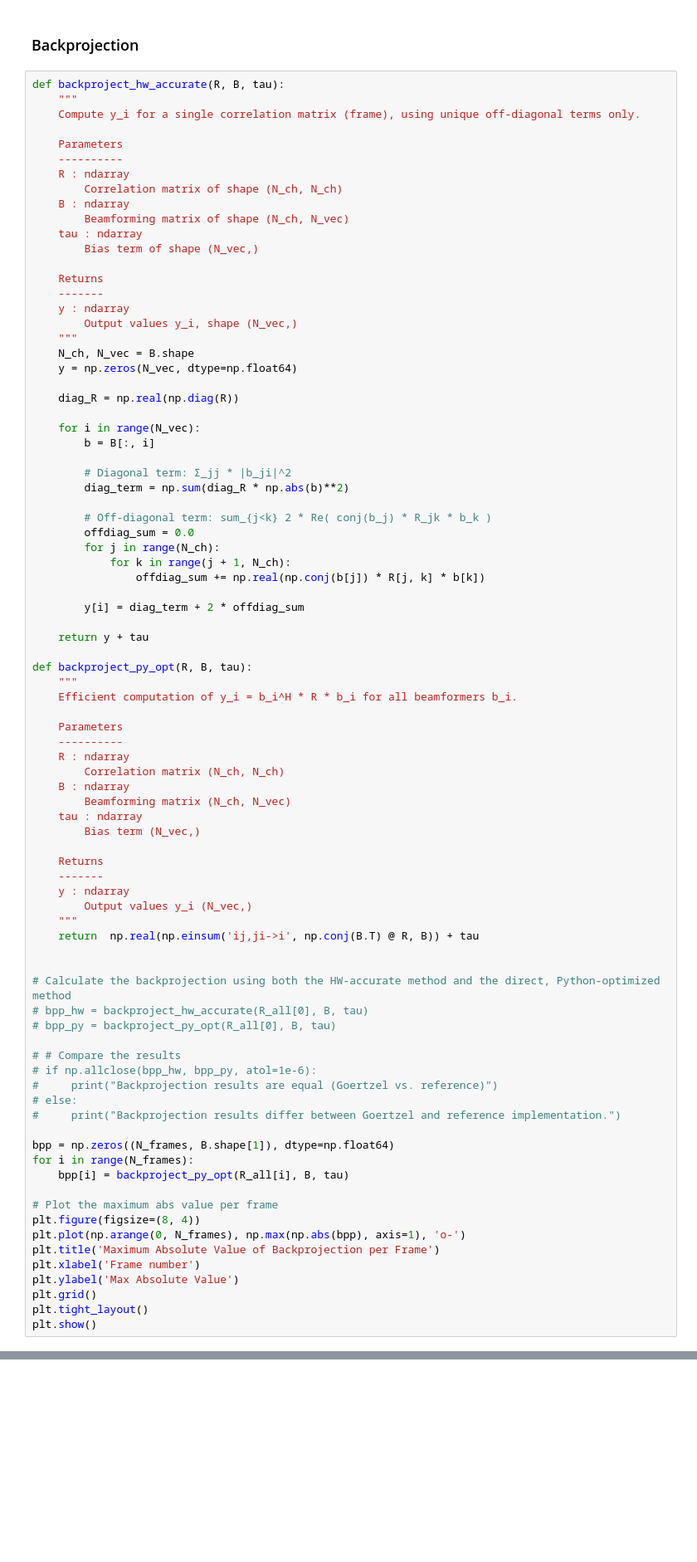
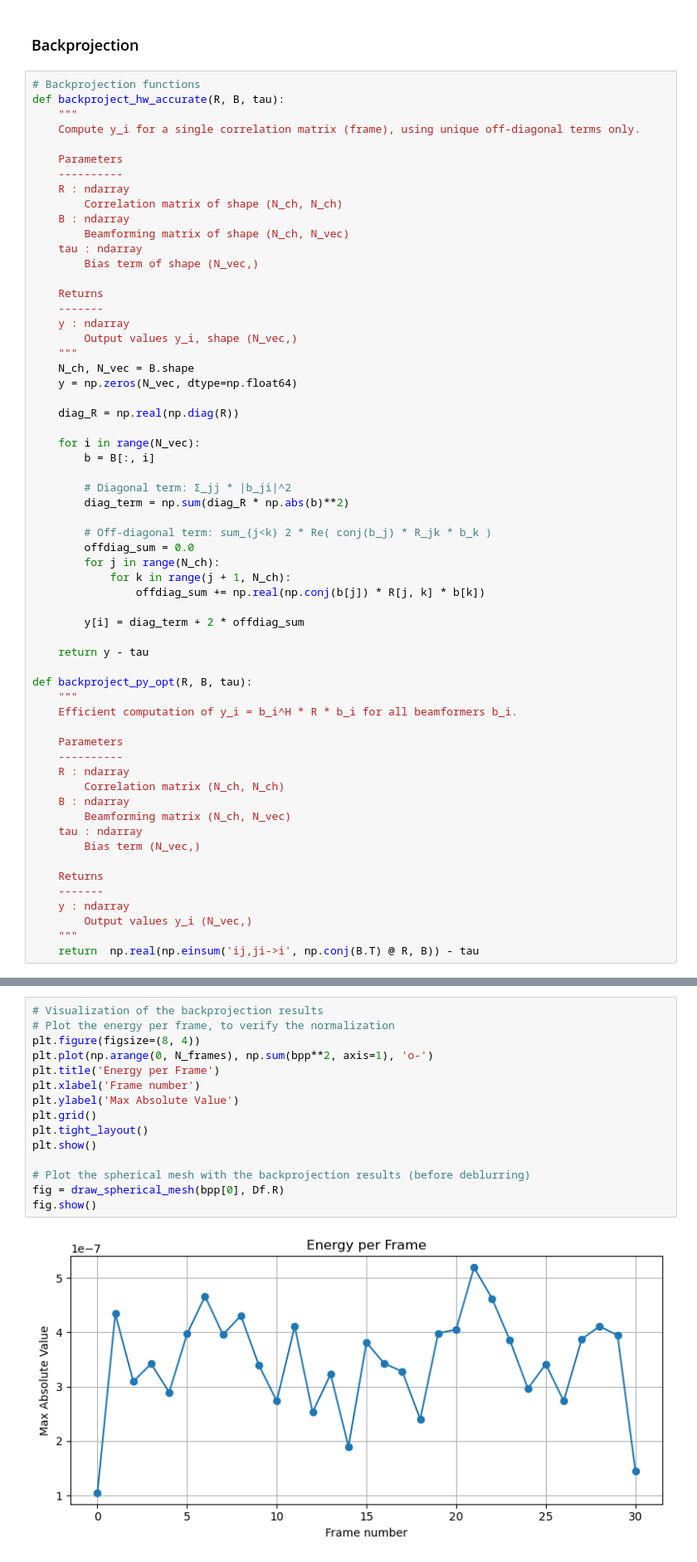
Before and after one commit to bramhut/DeepWaveAccel, a Jupyter notebook: Simulation/Sim.ipynb, the cells around one changed output, grey strips where cells are left out. Shown at 83% size. Drawn from its saved outputs; the diff is of its cells as text; blank space fills up the shorter version.

Commit message:
Added normalization and cleaned up

```diff
--- a/Simulation/Sim.ipynb
+++ b/Simulation/Sim.ipynb
@@ -186,6 +232,7 @@ Cross-correlation matrices are equal after normalization (DeepWaveAccel vs. refe
 # %% [markdown]
 ### Backprojection
 # %%
+# Backprojection functions
 def backproject_hw_accurate(R, B, tau):
     """
     Compute y_i for a single correlation matrix (frame), using unique off-diagonal terms only.
@@ -223,7 +270,7 @@ def backproject_hw_accurate(R, B, tau):
 
         y[i] = diag_term + 2 * offdiag_sum
 
-    return y + tau
+    return y - tau
 
 def backproject_py_opt(R, B, tau):
     """
@@ -243,29 +290,4 @@ def backproject_py_opt(R, B, tau):
     y : ndarray
         Output values y_i (N_vec,)
     """
-    return  np.real(np.einsum('ij,ji->i', np.conj(B.T) @ R, B)) + tau
-
-
-# Calculate the backprojection using both the HW-accurate method and the direct, Python-optimized method
-# bpp_hw = backproject_hw_accurate(R_all[0], B, tau)
-# bpp_py = backproject_py_opt(R_all[0], B, tau)
-
-# # Compare the results
-# if np.allclose(bpp_hw, bpp_py, atol=1e-6):
-#     print("Backprojection results are equal (Goertzel vs. reference)")
-# else:
-#     print("Backprojection results differ between Goertzel and reference implementation.")
-
-bpp = np.zeros((N_frames, B.shape[1]), dtype=np.float64)
-for i in range(N_frames):
-    bpp[i] = backproject_py_opt(R_all[i], B, tau)
-
-# Plot the maximum abs value per frame
-plt.figure(figsize=(8, 4))
-plt.plot(np.arange(0, N_frames), np.max(np.abs(bpp), axis=1), 'o-')
-plt.title('Maximum Absolute Value of Backprojection per Frame')
-plt.xlabel('Frame number')
-plt.ylabel('Max Absolute Value')
-plt.grid()
-plt.tight_layout()
-plt.show()
+    return  np.real(np.einsum('ij,ji->i', np.conj(B.T) @ R, B)) - tau
@@ -401,0 +463,17 @@ fig.show()
+# %%
+# Visualization of the backprojection results
+# Plot the energy per frame, to verify the normalization
+plt.figure(figsize=(8, 4))
+plt.plot(np.arange(0, N_frames), np.sum(bpp**2, axis=1), 'o-')
+plt.title('Energy per Frame')
+plt.xlabel('Frame number')
+plt.ylabel('Max Absolute Value')
+plt.grid()
+plt.tight_layout()
+plt.show()
+
+# Plot the spherical mesh with the backprojection results (before deblurring)
+fig = draw_spherical_mesh(bpp[0], Df.R)
+fig.show()
+# %% [output]
+[figure, added]
```
Also changed, not shown: parts of 17 cells of this notebook.
